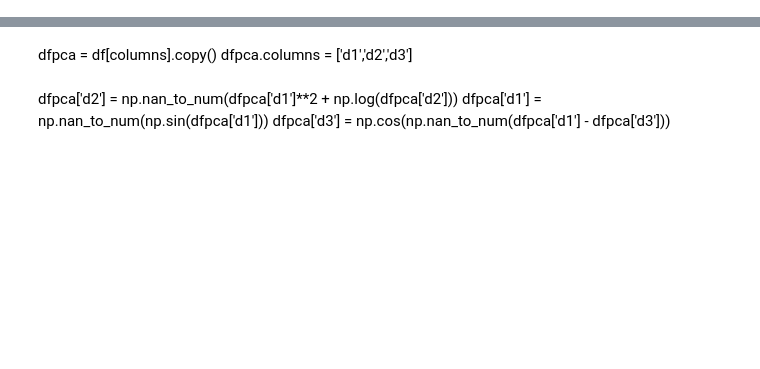
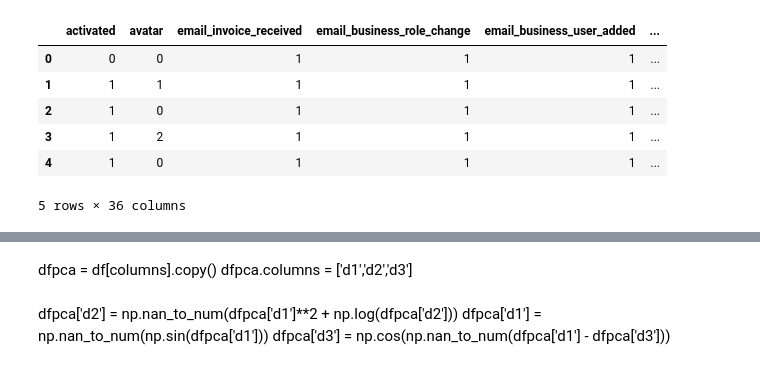
Before and after one commit to joaquinbejarbillin/Users_clustering, a Jupyter notebook: Anomaly detection UsersDB.ipynb, the cells around one changed output, grey strips where cells are left out. Cells and saved outputs as stored; diff of their text form; code cells hidden in the pictures; blank space fills up the shorter version.

```diff
--- a/Anomaly detection UsersDB.ipynb
+++ b/Anomaly detection UsersDB.ipynb
@@ -48,0 +175,10 @@ columns = df.describe().columns.tolist()
+# %%
+temp.head()
+# %% [output]
+|  | activated | avatar | email_invoice_received | email_business_role_change | email_business_user_added | ... |
+| 0 | 0 | 0 | 1 | 1 | 1 | ... |
+| 1 | 1 | 1 | 1 | 1 | 1 | ... |
+| 2 | 1 | 0 | 1 | 1 | 1 | ... |
+| 3 | 1 | 2 | 1 | 1 | 1 | ... |
+| 4 | 1 | 0 | 1 | 1 | 1 | ... |
+5 rows × 36 columns
```
Also changed, not shown: parts of 27 cells of this notebook, 1 other file.
